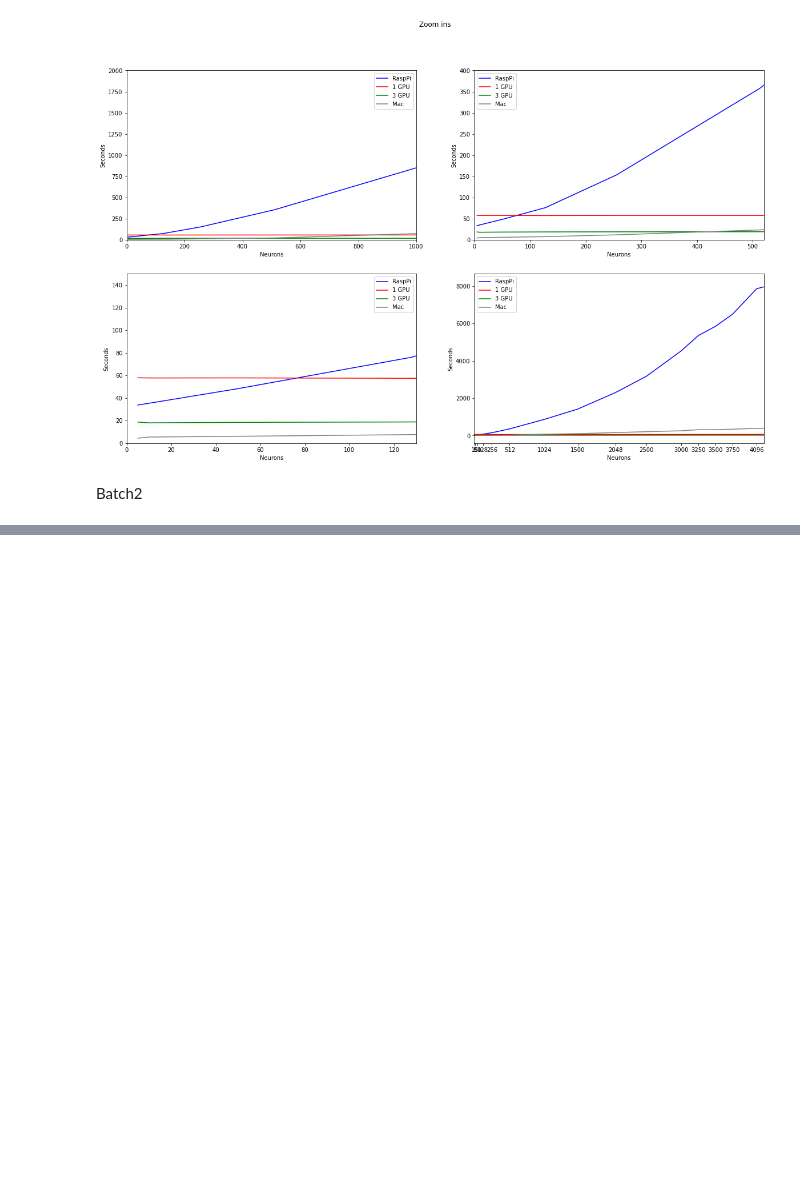
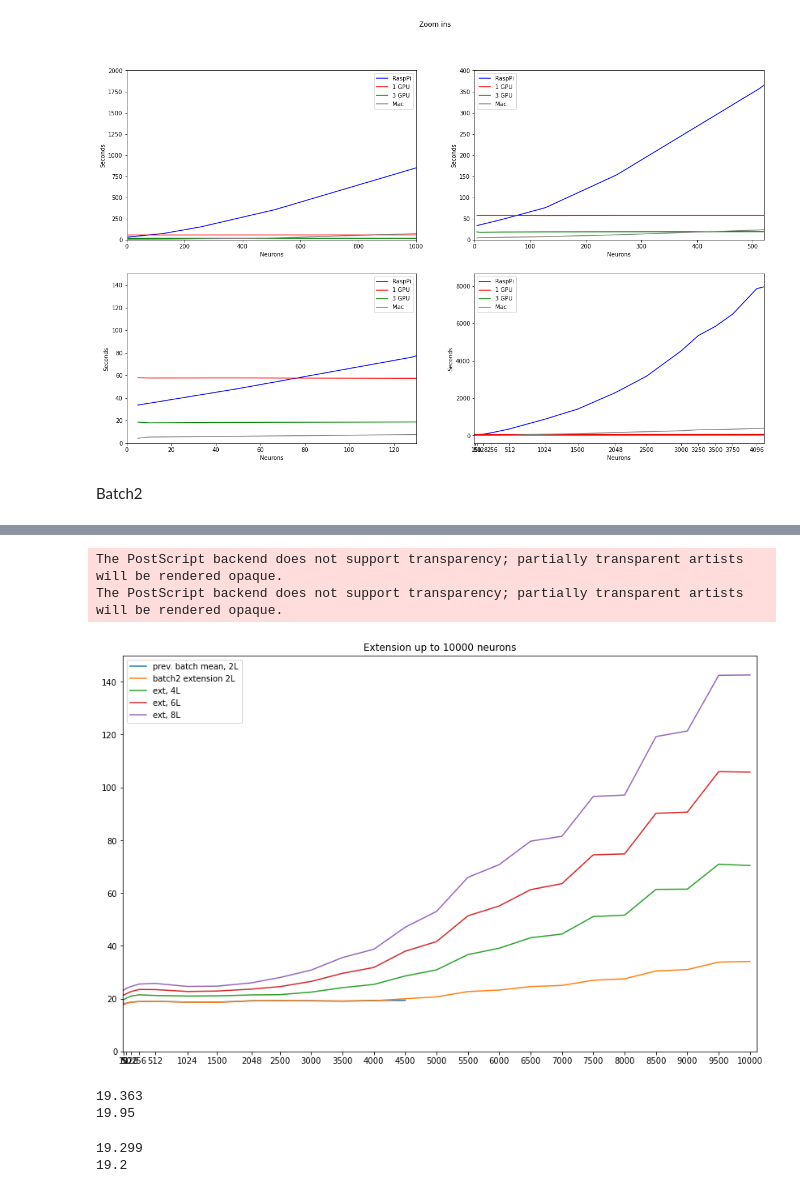
Before and after one commit to toelt-llc/TOELT-tfrabbit, a Jupyter notebook: code/notebooks/plot_results.ipynb, the cells around one changed output, grey strips where cells are left out. Cells and saved outputs as stored; diff of their text form; code cells hidden in the pictures; blank space fills up the shorter version.

```diff
--- a/code/notebooks/plot_results.ipynb
+++ b/code/notebooks/plot_results.ipynb
@@ -275,0 +320,4 @@ batch21_t
+# %%
+neur_fix2 = [x for x in neurons if x!= 3250.0]
+neur_fix2 = [x for x in neur_fix2 if x!= 3750.0]
+neur_fix2
@@ -275,0 +343,30 @@ batch21_t
+# %%
+plt.figure(figsize=(14,9))
+plt.title('Extension up to 10000 neurons')
+plt.xlim(0,10100)
+plt.ylim(0,150)
+plt.xticks(batch2_neurons)
+plt.plot(neur_fix2, frod_times_avg, label='prev. batch mean, 2L')
+plt.plot(batch2_neurons, dict1['1'], label='batch2 extension 2L')
+plt.plot(batch2_neurons, dict1['2'], label='ext, 4L')
+plt.plot(batch2_neurons, dict1['3'], label='ext, 6L')
+plt.plot(batch2_neurons, dict1['4'], label='ext, 8L')
+plt.legend()
+plt.savefig('../saved_results/figures/plot_extension.eps', bbox_inches='tight', pad_inches = 1)
+plt.show()
+# %% [output]
+The PostScript backend does not support transparency; partially transparent artists will be rendered opaque.
+The PostScript backend does not support transparency; partially transparent artists will be rendered opaque.
+[figure, added]
+# %%
+print(frod_times_avg[13])
+print(dict1['1'][13])
+# %% [output]
+19.363
+19.95
+# %%
+print(frod_times_avg[12])
+print(dict1['1'][12])
+# %% [output]
+19.299
+19.2
```
Also changed, not shown: parts of 9 cells of this notebook, 4 other files.
